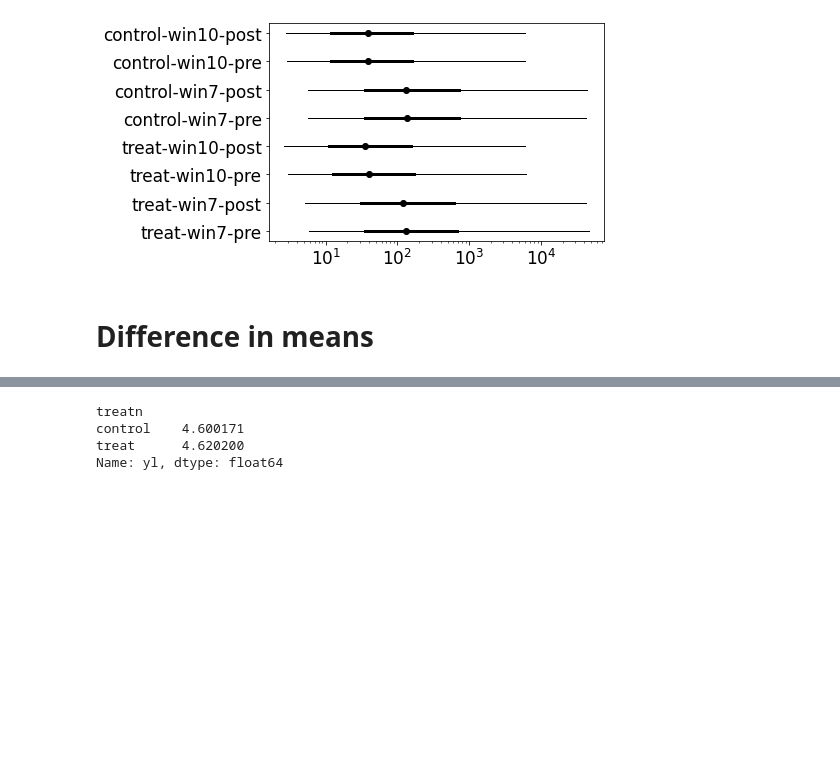
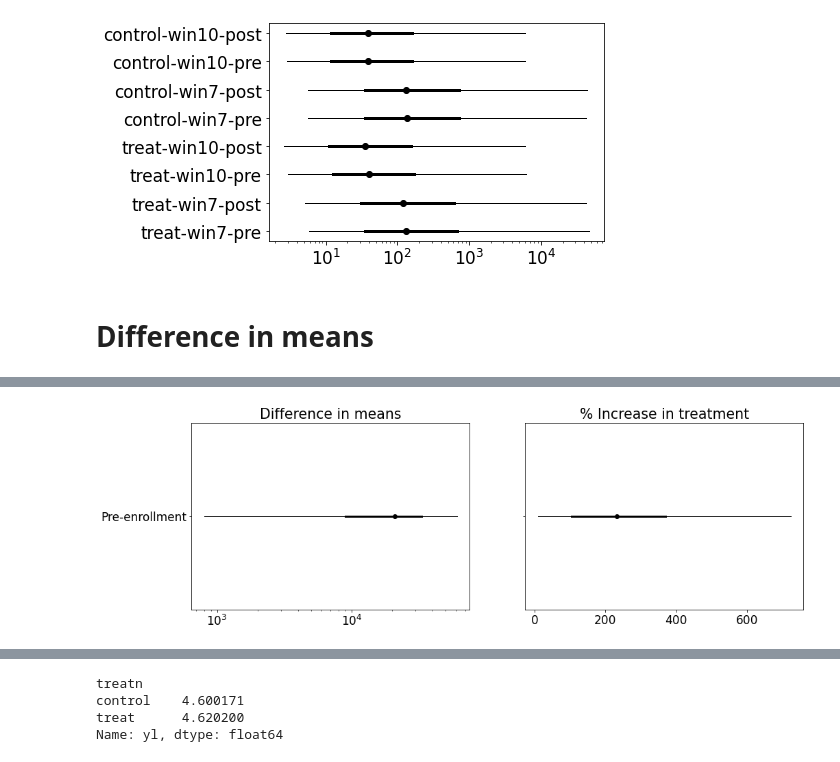
Before and after one commit to wcbeard/experiment_blocking_pretreatment, a Jupyter notebook: notebooks/timing-example.ipynb, the cells around one changed output, grey strips where cells are left out. Saved outputs shown, nothing was run; the diff lists cells and outputs as text; code cells hidden in the pictures; blank space fills up the shorter version.

```diff
--- a/notebooks/timing-example.ipynb
+++ b/notebooks/timing-example.ipynb
@@ -252,0 +239,8 @@ diffsl_ = plot_wrap(diffs_log)
+# %%
+# hide_input
+axs, spi = wb.plot_utils.mk_sublots(nrows=1, ncols=2, figsize=(16, 5), sharex=False)
+
+plot_bs(diffs, log=1, title='Difference in means', ax=spi.n)
+plot_bs(ul * 100, log=0, title='% Increase in treatment', pe=0, ax=spi.n)
+# %% [output]
+[figure, added]
```
Also changed, not shown: parts of 37 cells of this notebook, 2 other files.
